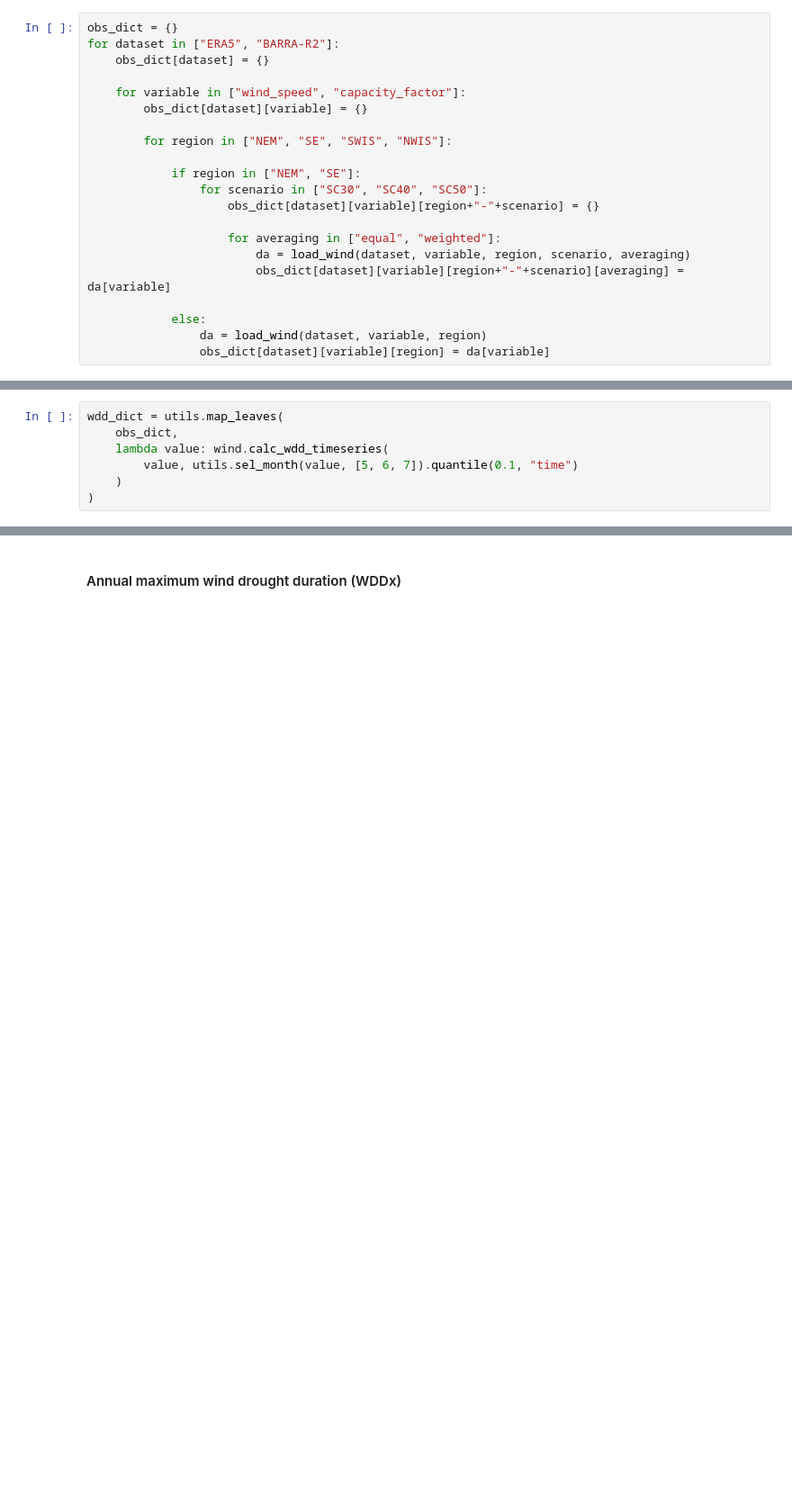
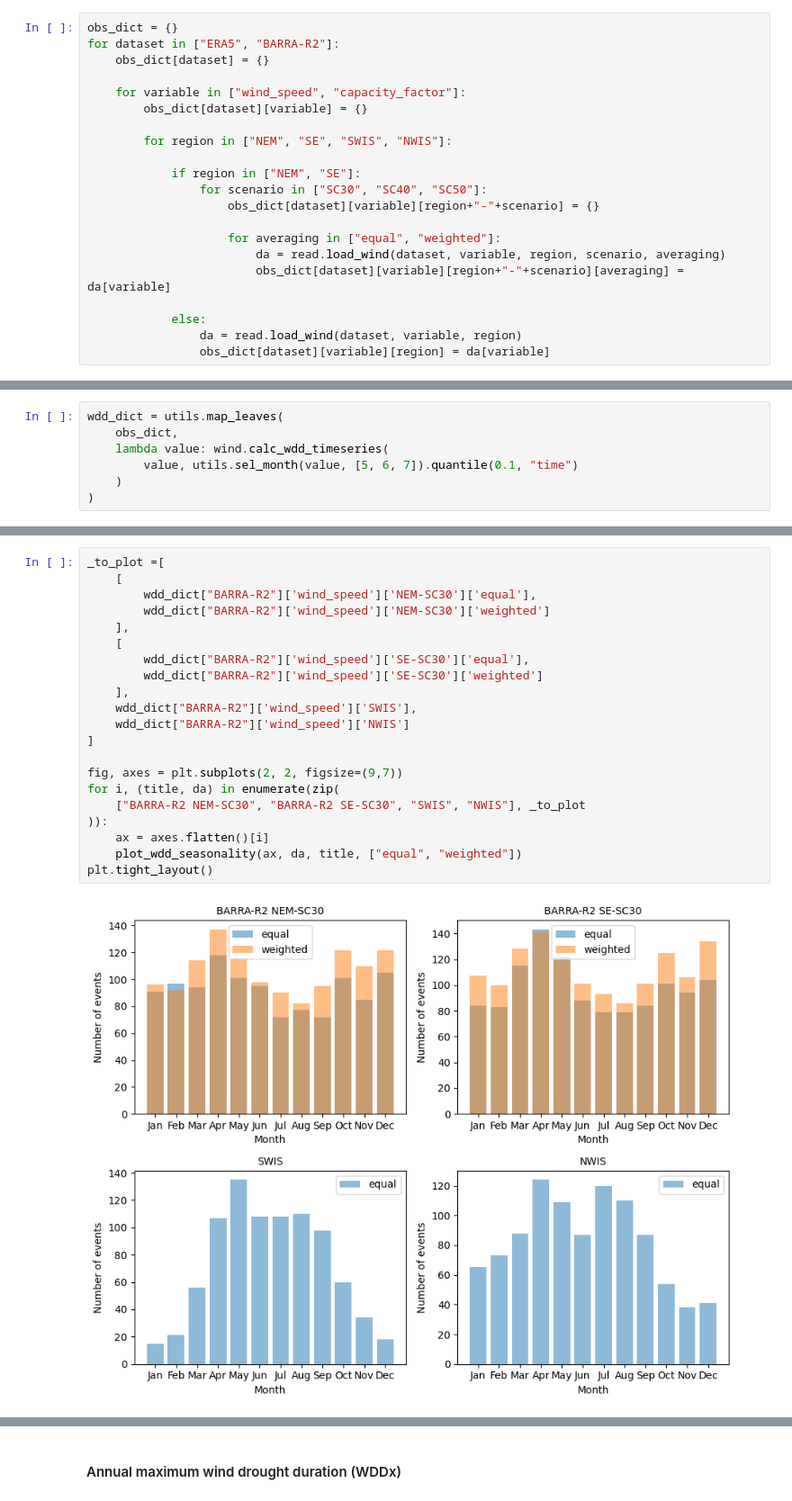
Before and after one commit to dougrichardson/wind_drought, a Jupyter notebook: notebooks/wind_analysis.ipynb, the cells around one changed output, grey strips where cells are left out. Shown at 90% size. Drawn from its saved outputs; the diff is of its cells as text; blank space fills up the shorter version.

Commit message:
Add WDD seasonality

```diff
--- a/notebooks/wind_analysis.ipynb
+++ b/notebooks/wind_analysis.ipynb
@@ -55,11 +34,11 @@ for dataset in ["ERA5", "BARRA-R2"]:
                     obs_dict[dataset][variable][region+"-"+scenario] = {}
 
                     for averaging in ["equal", "weighted"]:
-                        da = load_wind(dataset, variable, region, scenario, averaging)
+                        da = read.load_wind(dataset, variable, region, scenario, averaging)
                         obs_dict[dataset][variable][region+"-"+scenario][averaging] = da[variable]
 
             else:
-                da = load_wind(dataset, variable, region)
+                da = read.load_wind(dataset, variable, region)
                 obs_dict[dataset][variable][region] = da[variable]
 # %% [markdown]
 #### Seasonal cycle
@@ -574,0 +597,23 @@ plt.tight_layout()
+# %%
+_to_plot =[
+    [
+        wdd_dict["BARRA-R2"]['wind_speed']['NEM-SC30']['equal'],
+        wdd_dict["BARRA-R2"]['wind_speed']['NEM-SC30']['weighted']
+    ],
+    [
+        wdd_dict["BARRA-R2"]['wind_speed']['SE-SC30']['equal'],
+        wdd_dict["BARRA-R2"]['wind_speed']['SE-SC30']['weighted']
+    ],
+    wdd_dict["BARRA-R2"]['wind_speed']['SWIS'],
+    wdd_dict["BARRA-R2"]['wind_speed']['NWIS']
+]
+
+fig, axes = plt.subplots(2, 2, figsize=(9,7))
+for i, (title, da) in enumerate(zip(
+    ["BARRA-R2 NEM-SC30", "BARRA-R2 SE-SC30", "SWIS", "NWIS"], _to_plot
+)):
+    ax = axes.flatten()[i]
+    plot_wdd_seasonality(ax, da, title, ["equal", "weighted"])
+plt.tight_layout()
+# %% [output]
+[figure, added]
```
Also changed, not shown: parts of 10 cells of this notebook, 1 other file.
